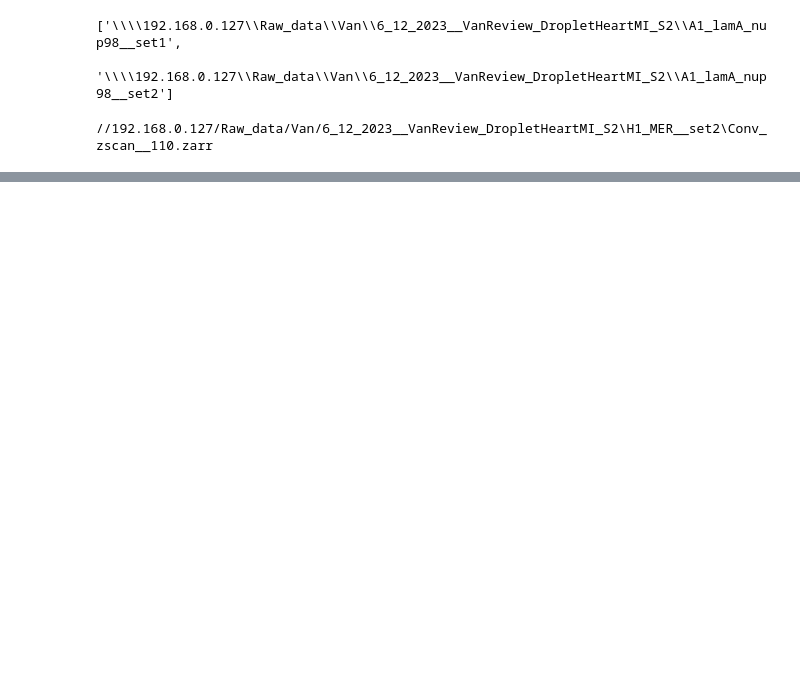
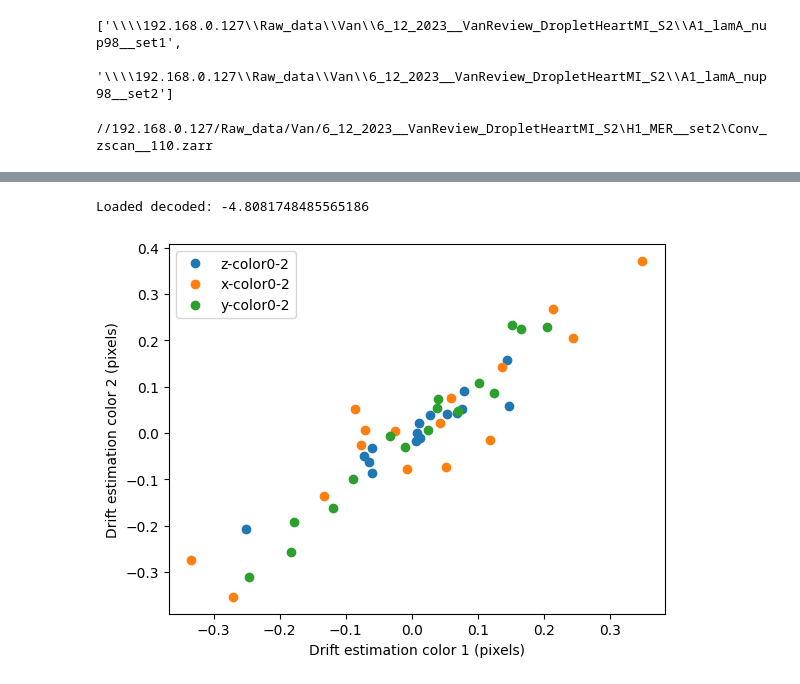
Before and after one commit to deprekate/NMERFISH, a Jupyter notebook: VanReview/VanReviewDNA.ipynb, the cells around one changed output, grey strips where cells are left out. Cells and saved outputs as stored; diff of their text form; code cells hidden in the pictures; blank space fills up the shorter version.

```diff
--- a/VanReview/VanReviewDNA.ipynb
+++ b/VanReview/VanReviewDNA.ipynb
@@ -40,0 +47,15 @@ Computing fitting on: Conv_zscan__110.zarr
+# %%
+import sys,os
+sys.path.append(os.path.dirname(os.path.abspath('')))
+from ioMicro import *
+
+save_folder = r'\\192.168.0.127\Raw_data\Van\6_12_2023__VanReview_DropletHeartMI_S2\MERFISH_Analysis'
+fov,set_ = 'Conv_zscan__110','_set2'
+dec = decoder_simple(save_folder,fov,set_)
+dec.load_decoded()
+# %% [output]
+Loaded decoded: -4.8081748485565186
+# %%
+apply_fine_drift(dec,plt_val=True,npts=20000)
+# %% [output]
+[figure, added]
```
Also changed, not shown: parts of 10 cells of this notebook, 1 other file.
